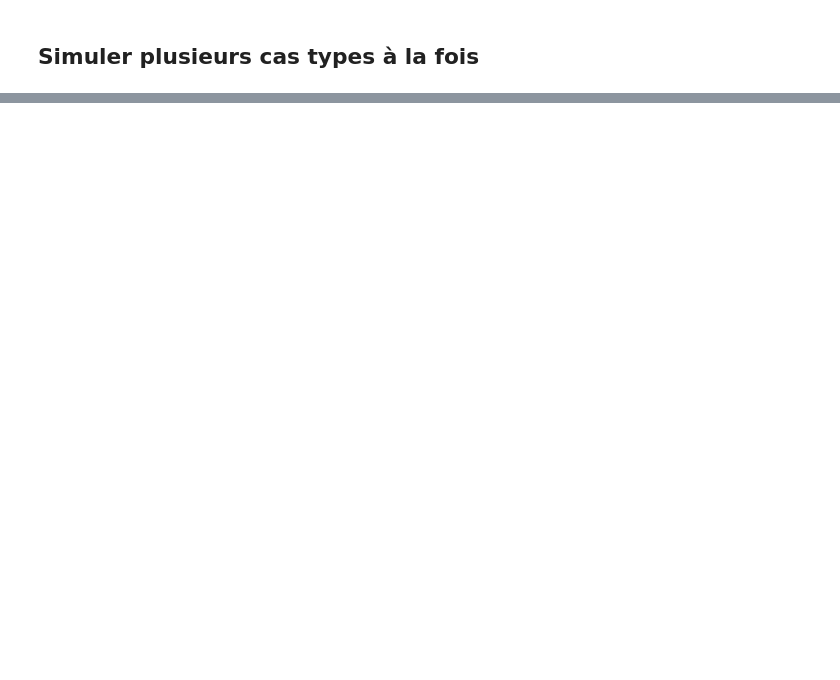
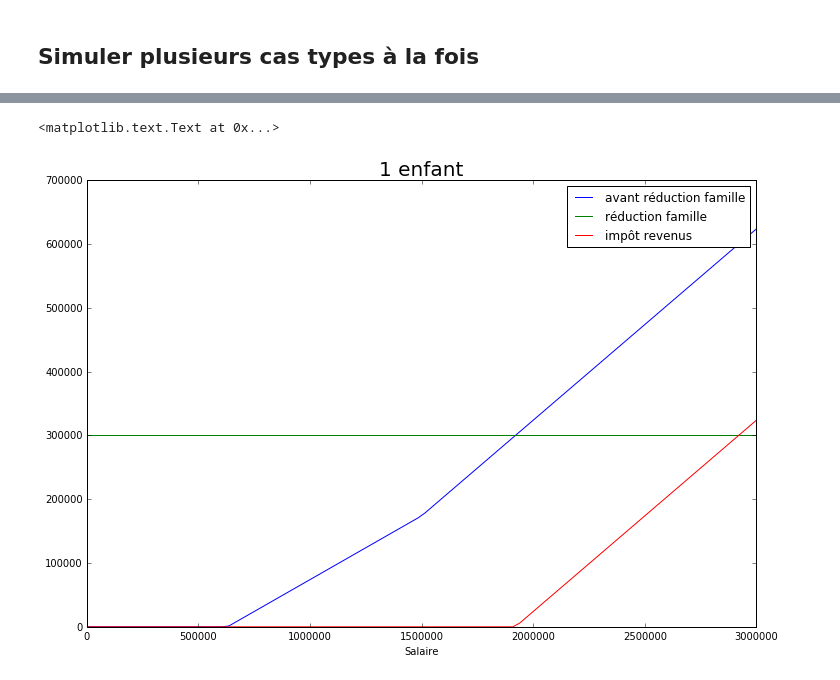
Before and after one commit to openfisca/openfisca-senegal, a Jupyter notebook: notebooks/Senegalese tax and benefit system from scratch.ipynb, the cells around one changed output, grey strips where cells are left out. Drawn from its saved outputs; the diff is of its cells as text; code cells hidden in the pictures; blank space fills up the shorter version.

```diff
--- a/notebooks/Senegalese tax and benefit system from scratch.ipynb
+++ b/notebooks/Senegalese tax and benefit system from scratch.ipynb
@@ -221,0 +390,36 @@ plt.ylabel(u'Impôt progressif')
+# %%
+scenario2 = tax_benefit_system.new_scenario()
+scenario2.init_single_entity(
+    parent1={
+        'salaire': 1800000,
+        'est_marie': True,
+        'conjoint_a_des_revenus': False,
+        'nombre_enfants': 1,
+    },
+    period='2015',
+    axes=[
+        {
+            'count': 100,
+            'min': 0,
+            'max': 3e6,
+            'name': 'salaire',
+        }
+    ],
+)
+simulation2 = scenario2.new_simulation()
+
+salaire2 = simulation2.calculate('salaire', period='2015')
+reduction_impots_pour_charge_famille2 = simulation2.calculate('reduction_impots_pour_charge_famille', period='2015')
+impot_avant_reduction_famille2 = simulation2.calculate('impot_avant_reduction_famille', period='2015')
+impot_revenus2 = simulation2.calculate('impot_revenus', period='2015')
+# %%
+plt.figure(figsize=(12, 8))
+plt.plot(salaire2, impot_avant_reduction_famille2, label=u'avant réduction famille')
+plt.plot(salaire2, reduction_impots_pour_charge_famille2, label=u'réduction famille')
+plt.plot(salaire2, impot_revenus2, label=u'impôt revenus')
+plt.xlabel(u'Salaire')
+plt.legend()
+plt.title(u'1 enfant', fontsize=20)
+# %% [output]
+<matplotlib.text.Text at 0x...>
+[figure, added]
```
Also changed, not shown: parts of 21 cells of this notebook.
